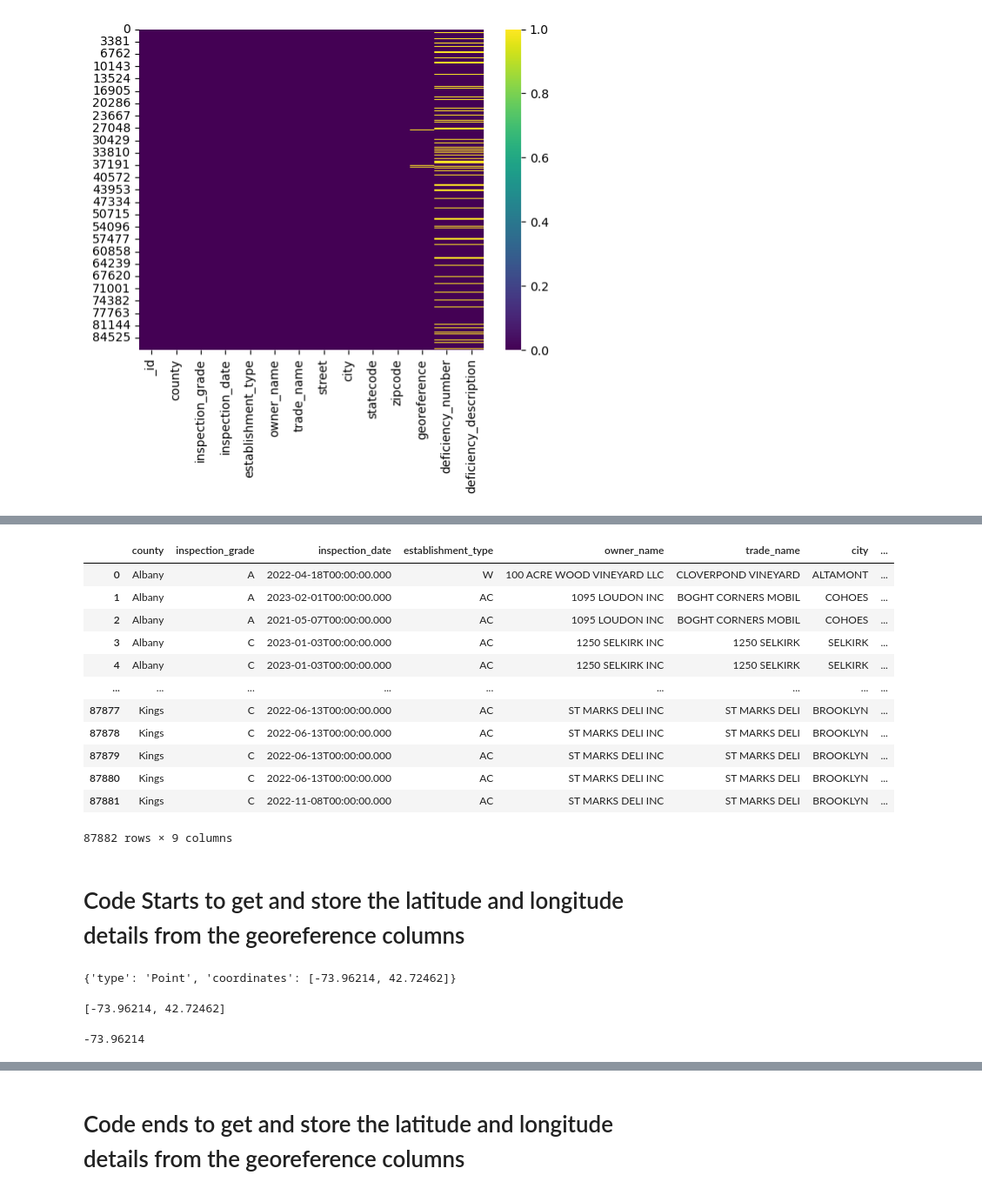
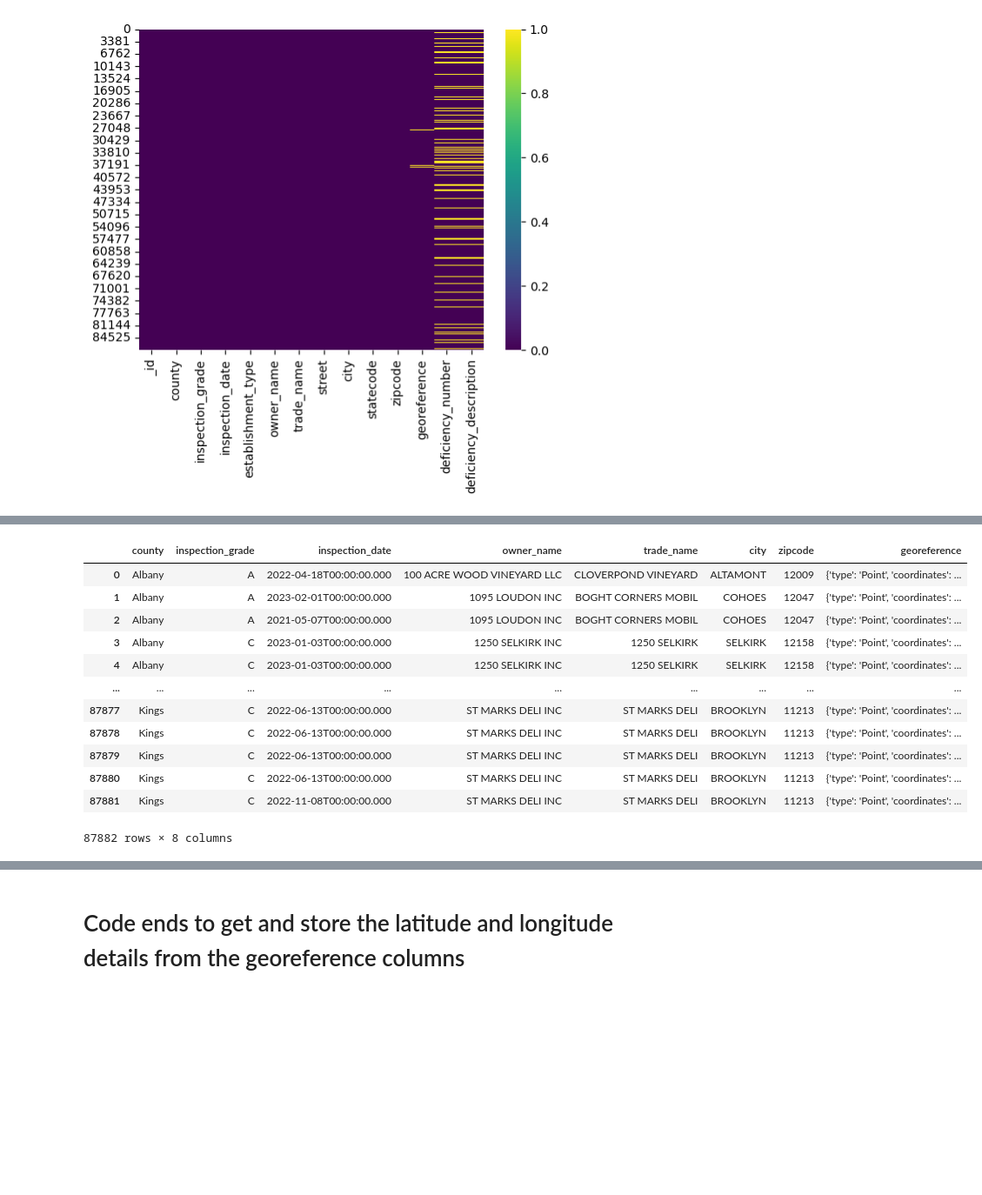
Before and after one commit to JanushPrajosh/Dap_Team_Project, a Jupyter notebook: Dataset-2_ETL&Visualisation.ipynb, the cells around one changed output, grey strips where cells are left out. Shown: that part at 87% size. Cells and saved outputs as stored; diff of their text form; code cells hidden in the pictures; blank space fills up the shorter version.

```diff
--- a/Dataset-2_ETL&Visualisation.ipynb
+++ b/Dataset-2_ETL&Visualisation.ipynb
@@ -93,33 +93,19 @@ memory usage: 9.4+ MB
 # %%
 #removing the unnecessary columns from the rawDataset2 dataframe using drop function
 #and saving it in another dataframe called dataset2_remove
-dataset2_remove=rawDataset2.drop(['_id','street','statecode','deficiency_number','deficiency_description'],axis=1)
+dataset2_remove=rawDataset2.drop(['_id','establishment_type','street','statecode','deficiency_number','deficiency_description'],axis=1)
 dataset2_remove
 # %% [output]
-|  | county | inspection_grade | inspection_date | establishment_type | owner_name | trade_name | city | ... |
-| 0 | Albany | A | 2022-04-18T00:00:00.000 | W | 100 ACRE WOOD VINEYARD LLC | CLOVERPOND VINEYARD | ALTAMONT | ... |
-| 1 | Albany | A | 2023-02-01T00:00:00.000 | AC | 1095 LOUDON INC | BOGHT CORNERS MOBIL | COHOES | ... |
-| 2 | Albany | A | 2021-05-07T00:00:00.000 | AC | 1095 LOUDON INC | BOGHT CORNERS MOBIL | COHOES | ... |
-| 3 | Albany | C | 2023-01-03T00:00:00.000 | AC | 1250 SELKIRK INC | 1250 SELKIRK | SELKIRK | ... |
-| 4 | Albany | C | 2023-01-03T00:00:00.000 | AC | 1250 SELKIRK INC | 1250 SELKIRK | SELKIRK | ... |
+|  | county | inspection_grade | inspection_date | owner_name | trade_name | city | zipcode | georeference |
+| 0 | Albany | A | 2022-04-18T00:00:00.000 | 100 ACRE WOOD VINEYARD LLC | CLOVERPOND VINEYARD | ALTAMONT | 12009 | {'type': 'Point', 'coordinates': ... |
+| 1 | Albany | A | 2023-02-01T00:00:00.000 | 1095 LOUDON INC | BOGHT CORNERS MOBIL | COHOES | 12047 | {'type': 'Point', 'coordinates': ... |
+| 2 | Albany | A | 2021-05-07T00:00:00.000 | 1095 LOUDON INC | BOGHT CORNERS MOBIL | COHOES | 12047 | {'type': 'Point', 'coordinates': ... |
+| 3 | Albany | C | 2023-01-03T00:00:00.000 | 1250 SELKIRK INC | 1250 SELKIRK | SELKIRK | 12158 | {'type': 'Point', 'coordinates': ... |
+| 4 | Albany | C | 2023-01-03T00:00:00.000 | 1250 SELKIRK INC | 1250 SELKIRK | SELKIRK | 12158 | {'type': 'Point', 'coordinates': ... |
 | ... | ... | ... | ... | ... | ... | ... | ... | ... |
-| 87877 | Kings | C | 2022-06-13T00:00:00.000 | AC | ST MARKS DELI INC | ST MARKS DELI | BROOKLYN | ... |
-| 87878 | Kings | C | 2022-06-13T00:00:00.000 | AC | ST MARKS DELI INC | ST MARKS DELI | BROOKLYN | ... |
-| 87879 | Kings | C | 2022-06-13T00:00:00.000 | AC | ST MARKS DELI INC | ST MARKS DELI | BROOKLYN | ... |
-| 87880 | Kings | C | 2022-06-13T00:00:00.000 | AC | ST MARKS DELI INC | ST MARKS DELI | BROOKLYN | ... |
-| 87881 | Kings | C | 2022-11-08T00:00:00.000 | AC | ST MARKS DELI INC | ST MARKS DELI | BROOKLYN | ... |
+| 87877 | Kings | C | 2022-06-13T00:00:00.000 | ST MARKS DELI INC | ST MARKS DELI | BROOKLYN | 11213 | {'type': 'Point', 'coordinates': ... |
+| 87878 | Kings | C | 2022-06-13T00:00:00.000 | ST MARKS DELI INC | ST MARKS DELI | BROOKLYN | 11213 | {'type': 'Point', 'coordinates': ... |
+| 87879 | Kings | C | 2022-06-13T00:00:00.000 | ST MARKS DELI INC | ST MARKS DELI | BROOKLYN | 11213 | {'type': 'Point', 'coordinates': ... |
+| 87880 | Kings | C | 2022-06-13T00:00:00.000 | ST MARKS DELI INC | ST MARKS DELI | BROOKLYN | 11213 | {'type': 'Point', 'coordinates': ... |
+| 87881 | Kings | C | 2022-11-08T00:00:00.000 | ST MARKS DELI INC | ST MARKS DELI | BROOKLYN | 11213 | {'type': 'Point', 'coordinates': ... |
-87882 rows × 9 columns
+87882 rows × 8 columns
-# %% [markdown]
-# Code Starts to get and store the latitude and longitude details from the georeference columns
-# %%
-dataset2_remove.georeference[0]
-# %% [output]
-{'type': 'Point', 'coordinates': [-73.96214, 42.72462]}
-# %%
-dataset2_remove.georeference[0].get('coordinates')
-# %% [output]
-[-73.96214, 42.72462]
-# %%
-dataset2_remove.georeference[0].get('coordinates')[0]
-# %% [output]
--73.96214
```
Also changed, not shown: parts of 37 cells of this notebook, 2 other files.
